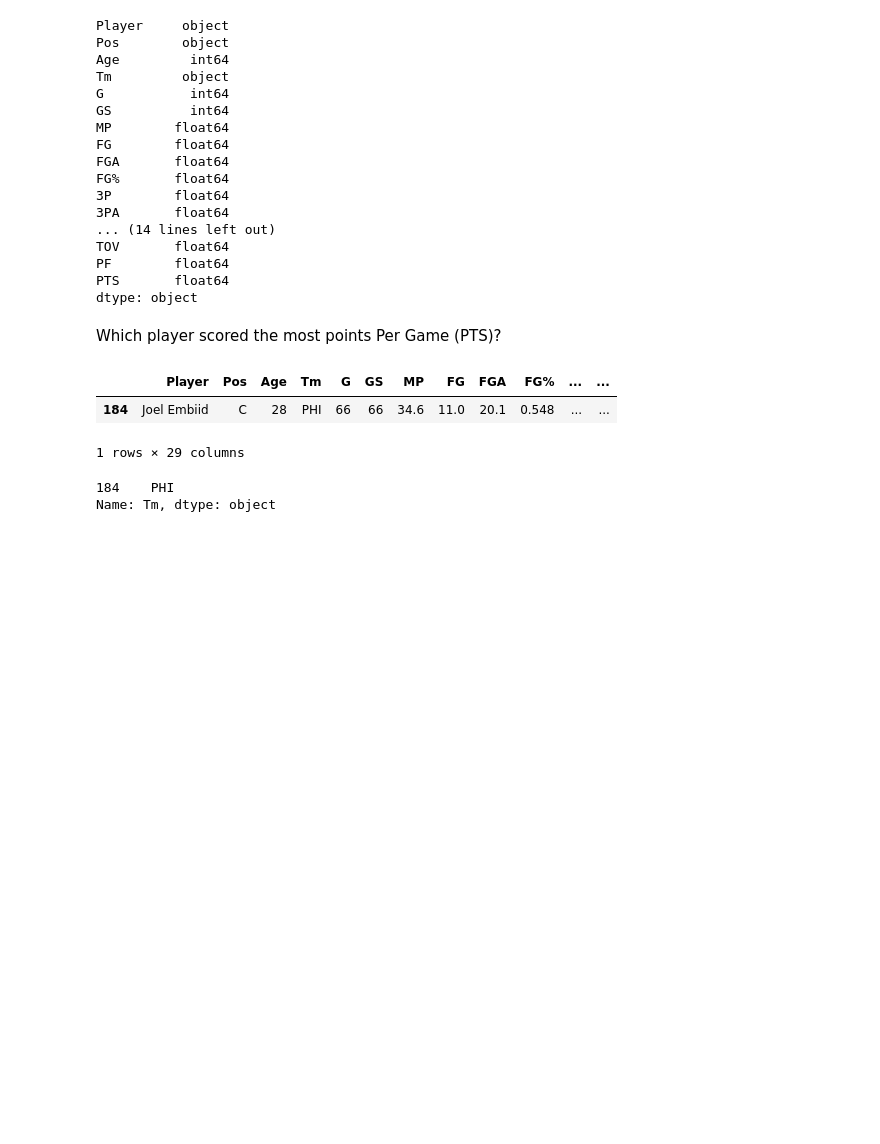
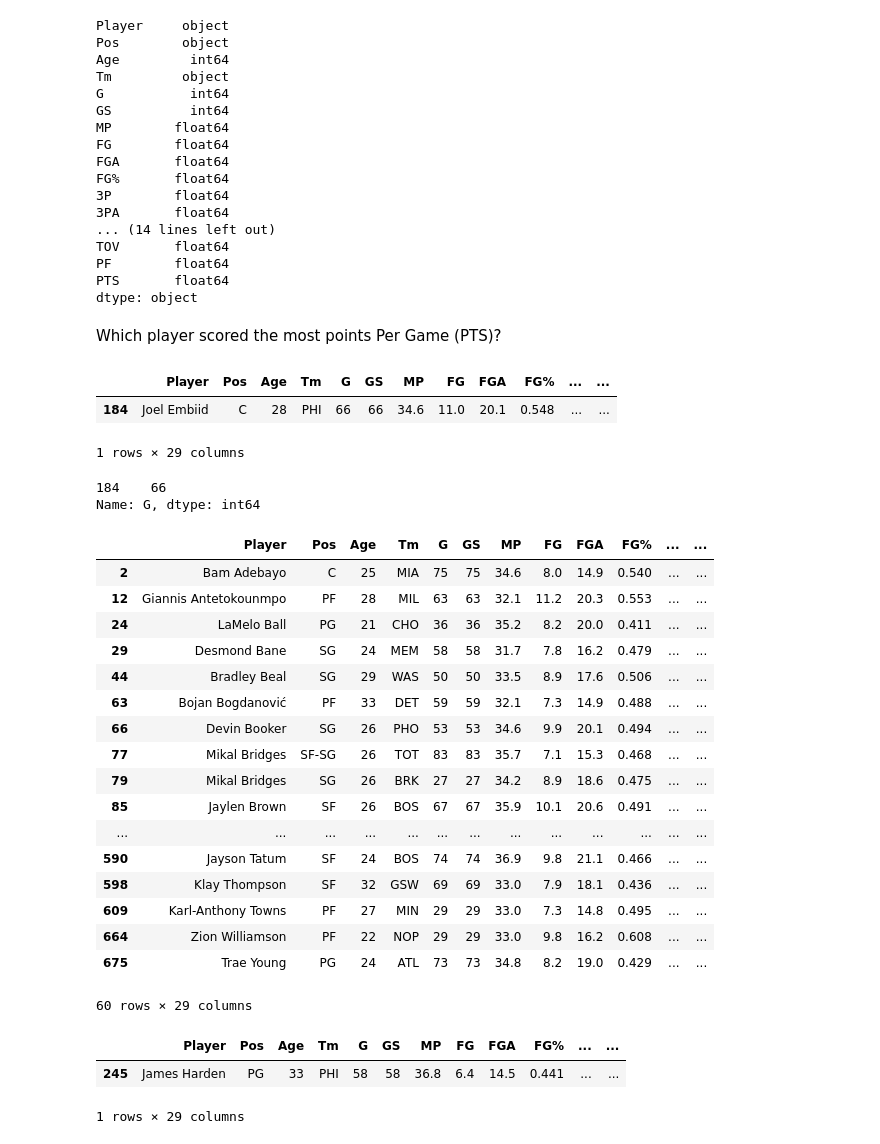
Before and after one commit to alpertoo/nba_2023, a Jupyter notebook: NBA Player Stats.ipynb, the cells around one changed output. Saved outputs shown, nothing was run; the diff lists cells and outputs as text; code cells hidden in the pictures; blank space fills up the shorter version.

```diff
--- a/NBA Player Stats.ipynb
+++ b/NBA Player Stats.ipynb
@@ -191,8 +191,43 @@ player_max_pts
 # What team is the player from?
 player_max_pts.Tm
 
-# Which position is the player playing as?
+# Which position is the player playing at?
 player_max_pts.Pos
+
+# How many games did the player played in the season?
+player_max_pts.G
 # %% [output]
-184    PHI
-Name: Tm, dtype: object
+184    66
+Name: G, dtype: int64
+# %%
+# Which players scored more than 20 Points Per Game (PTS)?
+df[df.PTS > 20]
+# %% [output]
+|  | Player | Pos | Age | Tm | G | GS | MP | FG | FGA | FG% | ... | ... |
+| 2 | Bam Adebayo | C | 25 | MIA | 75 | 75 | 34.6 | 8.0 | 14.9 | 0.540 | ... | ... |
+| 12 | Giannis Antetokounmpo | PF | 28 | MIL | 63 | 63 | 32.1 | 11.2 | 20.3 | 0.553 | ... | ... |
+| 24 | LaMelo Ball | PG | 21 | CHO | 36 | 36 | 35.2 | 8.2 | 20.0 | 0.411 | ... | ... |
+| 29 | Desmond Bane | SG | 24 | MEM | 58 | 58 | 31.7 | 7.8 | 16.2 | 0.479 | ... | ... |
+| 44 | Bradley Beal | SG | 29 | WAS | 50 | 50 | 33.5 | 8.9 | 17.6 | 0.506 | ... | ... |
+| 63 | Bojan Bogdanović | PF | 33 | DET | 59 | 59 | 32.1 | 7.3 | 14.9 | 0.488 | ... | ... |
+| 66 | Devin Booker | SG | 26 | PHO | 53 | 53 | 34.6 | 9.9 | 20.1 | 0.494 | ... | ... |
+| 77 | Mikal Bridges | SF-SG | 26 | TOT | 83 | 83 | 35.7 | 7.1 | 15.3 | 0.468 | ... | ... |
+| 79 | Mikal Bridges | SG | 26 | BRK | 27 | 27 | 34.2 | 8.9 | 18.6 | 0.475 | ... | ... |
+| 85 | Jaylen Brown | SF | 26 | BOS | 67 | 67 | 35.9 | 10.1 | 20.6 | 0.491 | ... | ... |
+| ... | ... | ... | ... | ... | ... | ... | ... | ... | ... | ... | ... | ... |
+| 590 | Jayson Tatum | SF | 24 | BOS | 74 | 74 | 36.9 | 9.8 | 21.1 | 0.466 | ... | ... |
+| 598 | Klay Thompson | SF | 32 | GSW | 69 | 69 | 33.0 | 7.9 | 18.1 | 0.436 | ... | ... |
+| 609 | Karl-Anthony Towns | PF | 27 | MIN | 29 | 29 | 33.0 | 7.3 | 14.8 | 0.495 | ... | ... |
+| 664 | Zion Williamson | PF | 22 | NOP | 29 | 29 | 33.0 | 9.8 | 16.2 | 0.608 | ... | ... |
+| 675 | Trae Young | PG | 24 | ATL | 73 | 73 | 34.8 | 8.2 | 19.0 | 0.429 | ... | ... |
+60 rows × 29 columns
+# %%
+# Which player had the highest 3-Point Field Goals Per Game (3P)?
+df[df["3P"] == df["3P"].max()]
+
+# Which player had the highest Assists Per Game (AST)?
+df[df["AST"] == df["AST"].max()]
+# %% [output]
+|  | Player | Pos | Age | Tm | G | GS | MP | FG | FGA | FG% | ... | ... |
+| 245 | James Harden | PG | 33 | PHI | 58 | 58 | 36.8 | 6.4 | 14.5 | 0.441 | ... | ... |
+1 rows × 29 columns
```
Also changed, not shown: parts of 4 cells of this notebook.
